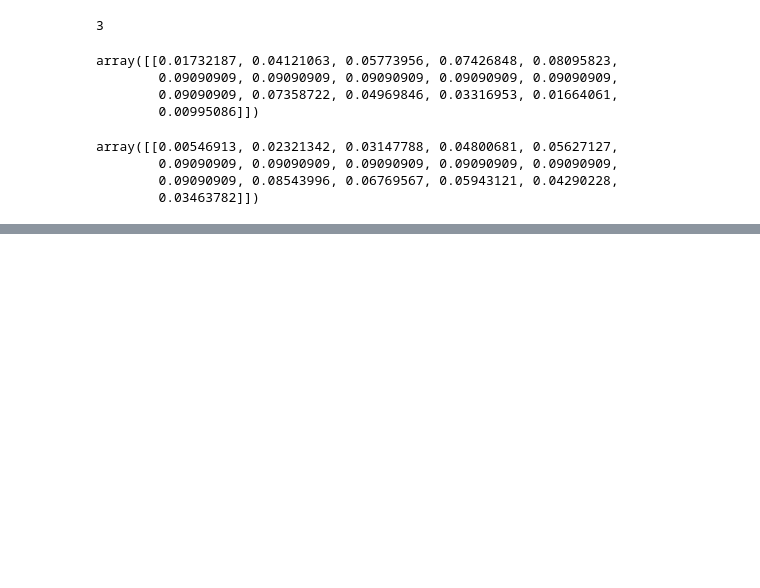
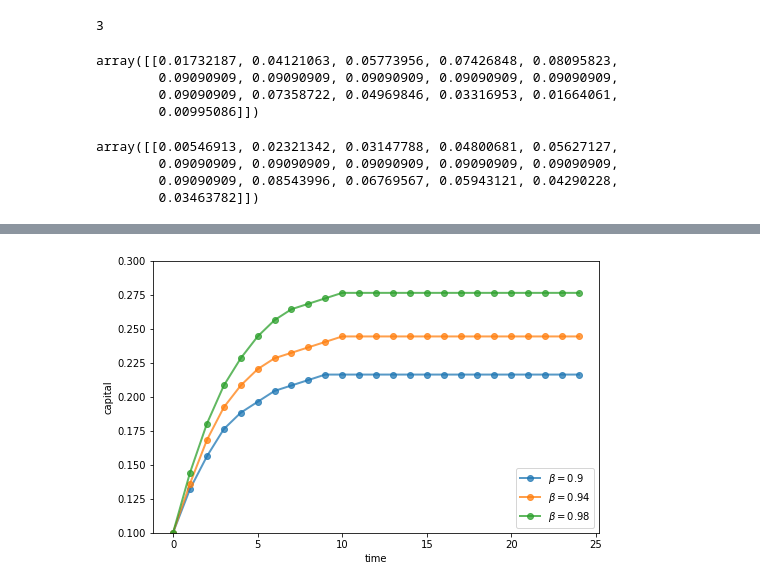
Before and after one commit to PanPip/QuantEcon_Tasks, a Jupyter notebook: Dynamic_programming.ipynb, the cells around one changed output, grey strips where cells are left out. Saved outputs shown, nothing was run; the diff lists cells and outputs as text; code cells hidden in the pictures; blank space fills up the shorter version.

```diff
--- a/Dynamic_programming.ipynb
+++ b/Dynamic_programming.ipynb
@@ -2850,0 +2862,13 @@ ddp = qe.markov.DiscreteDP(R, Q, β, s_indices, a_indices)
+# %%
+# Consumption matrix, with nonpositive consumption included
+C = f(grid).reshape(grid_size, 1) - grid.reshape(1, grid_size)
+
+# State-action indices
+s_indices, a_indices = np.where(C > 0)
+
+# Number of state-action pairs
+L = len(s_indices)
+
+print(L)
+print(s_indices)
+print(a_indices)
@@ -2850,0 +3044,28 @@ ddp = qe.markov.DiscreteDP(R, Q, β, s_indices, a_indices)
+# %%
+discount_factors = (0.9, 0.94, 0.98)
+k_init = 0.1
+
+# Search for the index corresponding to k_init
+k_init_ind = np.searchsorted(grid, k_init)
+
+sample_size = 25
+
+fig, ax = plt.subplots(figsize=(8,5))
+ax.set_xlabel("time")
+ax.set_ylabel("capital")
+ax.set_ylim(0.10, 0.30)
+
+# Create a new instance, not to modify the one used above
+ddp0 = DiscreteDP(R, Q, β, s_indices, a_indices)
+
+for beta in discount_factors:
+    ddp0.beta = beta
+    res0 = ddp0.solve()
+    k_path_ind = res0.mc.simulate(init=k_init_ind, ts_length=sample_size)
+    k_path = grid[k_path_ind]
+    ax.plot(k_path, 'o-', lw=2, alpha=0.75, label=f'$\\beta = {beta}$')
+
+ax.legend(loc='lower right')
+plt.show()
+# %% [output]
+[figure, added]
```
Also changed, not shown: parts of 23 cells of this notebook.
